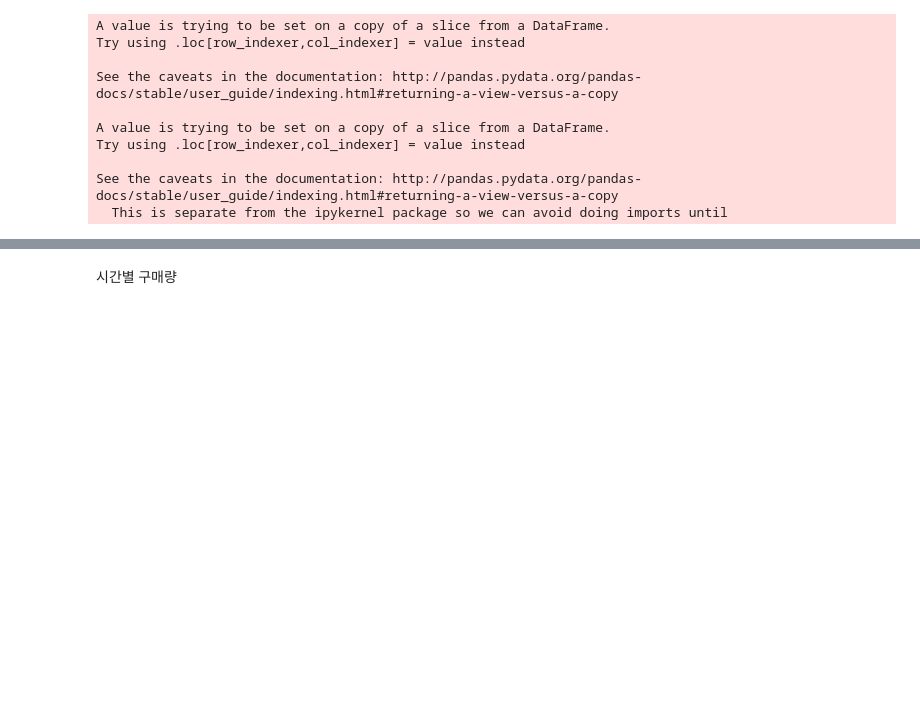
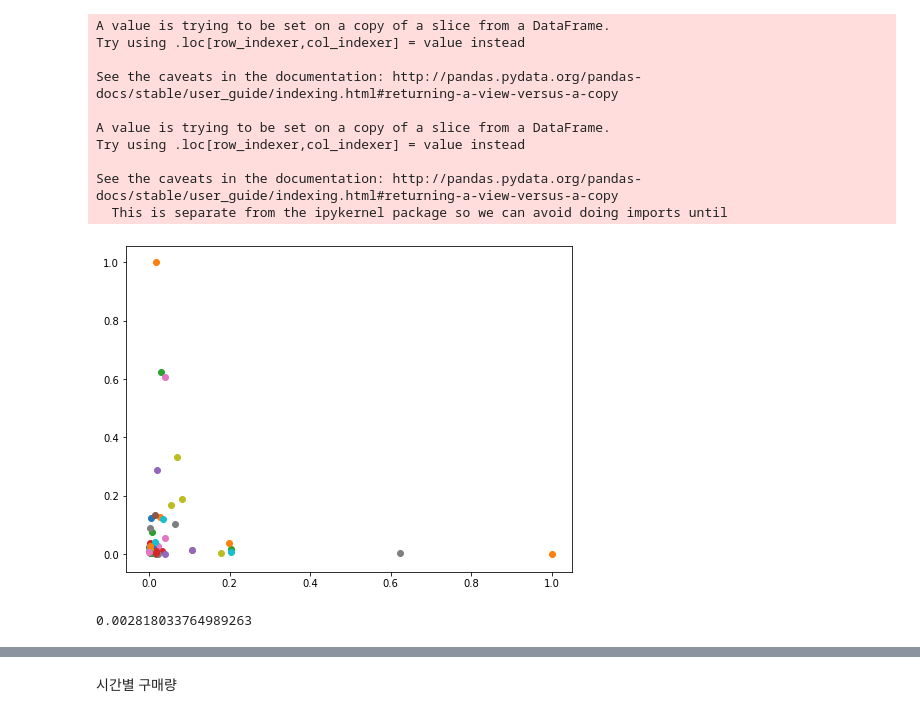
Before and after one commit to GyuYoungCho/Lpoint-Competition, a Jupyter notebook: project/point_cut/EDA.ipynb, the cells around one changed output, grey strips where cells are left out. Drawn from its saved outputs; the diff is of its cells as text; code cells hidden in the pictures; blank space fills up the shorter version.

```diff
--- a/project/point_cut/EDA.ipynb
+++ b/project/point_cut/EDA.ipynb
@@ -126,0 +128,15 @@ import matplotlib.pyplot as plt
+# %%
+tfis = TFI[["pd_c","buy_am","buy_ct"]]
+tfis1 = tfis.merge(PDI[["pd_c","clac_nm1"]])
+tfis_group = tfis1.groupby("clac_nm1").mean()[["buy_am","buy_ct"]]
+from sklearn.preprocessing import MinMaxScaler
+tfis_group[["buy_am","buy_ct"]] = MinMaxScaler().fit_transform(tfis_group[["buy_am","buy_ct"]])
+plt.figure(figsize = (8, 6))
+for i in range(tfis_group.shape[0]):
+    plt.scatter(tfis_group["buy_am"][i],tfis_group["buy_ct"][i])
+# %% [output]
+[figure, added]
+# %%
+tfis_group.loc["Baby Foods"][0]
+# %% [output]
+0.002818033764989263
```
Also changed, not shown: parts of 3 cells of this notebook, 3 other files.
